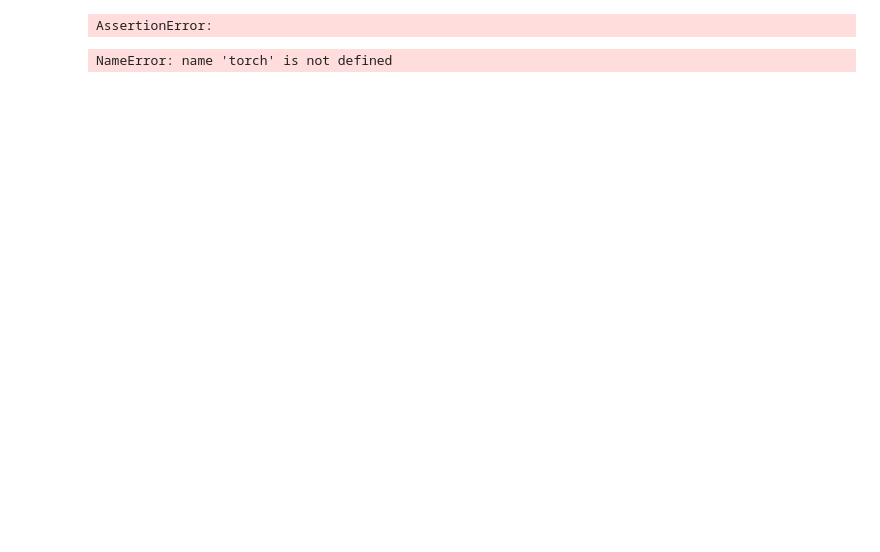
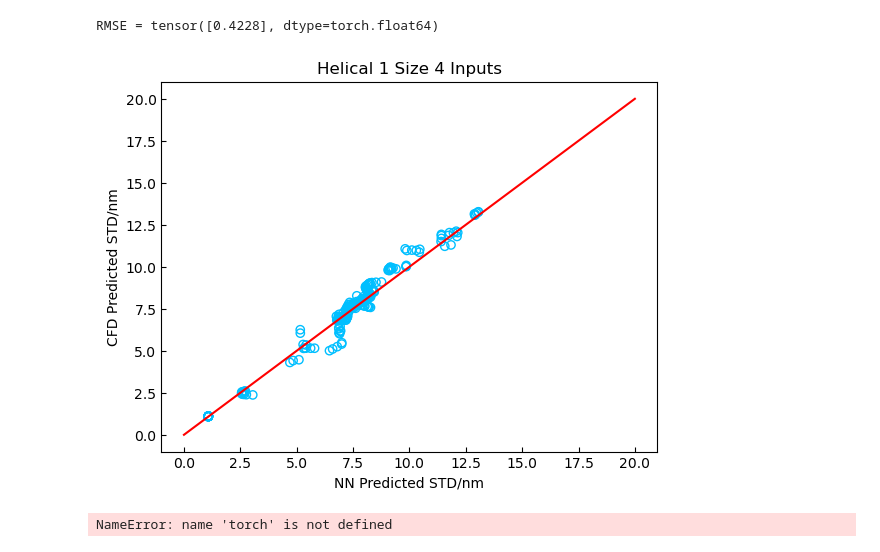
Before and after one commit to chanopsethiwan/CNNNanoparticles, a Jupyter notebook: multiInputLastParam/Helical1multiTimeInput4InputLastValuePredHelical1Size.ipynb, the cells around one changed output. Cells and saved outputs as stored; diff of their text form; code cells hidden in the pictures; blank space fills up the shorter version.

Commit message:
data cleanup added

```diff
--- a/multiInputLastParam/Helical1multiTimeInput4InputLastValuePredHelical1Size.ipynb
+++ b/multiInputLastParam/Helical1multiTimeInput4InputLastValuePredHelical1Size.ipynb
@@ -33,10 +33,10 @@ device = torch.device('cuda' if torch.cuda.is_available() else 'cpu') #choose wh
 # third_dir = r'C:\Users\Chappyyyyyy\Documents\size_folder\second_half\third_quarter'
 # fourth_dir = r'C:\Users\Chappyyyyyy\Documents\size_folder\second_half\fourth_quarter'
 
-first_dir = r"C:\Users\Chappyyyyyy\Documents\helical1DataSelector\train\interval_1"
-second_dir = r"C:\Users\Chappyyyyyy\Documents\helical1DataSelector\train\interval_2"
-third_dir = r"C:\Users\Chappyyyyyy\Documents\helical1DataSelector\train\interval_3"
-fourth_dir = r"C:\Users\Chappyyyyyy\Documents\helical1DataSelector\train\interval_4"
+first_dir = r"C:\Users\Chappyyyyyy\Documents\helical1DataSelectorV3\train\interval_1"
+second_dir = r"C:\Users\Chappyyyyyy\Documents\helical1DataSelectorV3\train\interval_2"
+third_dir = r"C:\Users\Chappyyyyyy\Documents\helical1DataSelectorV3\train\interval_3"
+fourth_dir = r"C:\Users\Chappyyyyyy\Documents\helical1DataSelectorV3\train\interval_4"
 # %%
 # multi-input dataset
 class CustomImageDataset(Dataset):
@@ -290,9 +290,9 @@ epoch 60/60, average loss = 0.1330
 # %%
 #Testing
-test_first_dir = r'C:\Users\Chappyyyyyy\Documents\allHelicalDataSelector\testVal\interval_1'
-test_second_dir = r'C:\Users\Chappyyyyyy\Documents\allHelicalDataSelector\testVal\interval_2'
-test_third_dir = r'C:\Users\Chappyyyyyy\Documents\allHelicalDataSelector\testVal\interval_3'
-test_fourth_dir = r'C:\Users\Chappyyyyyy\Documents\allHelicalDataSelector\testVal\interval_4'
+test_first_dir = r'C:\Users\Chappyyyyyy\Documents\helical1DataSelectorV3\testVal\interval_1'
+test_second_dir = r'C:\Users\Chappyyyyyy\Documents\helical1DataSelectorV3\testVal\interval_2'
+test_third_dir = r'C:\Users\Chappyyyyyy\Documents\helical1DataSelectorV3\testVal\interval_3'
+test_fourth_dir = r'C:\Users\Chappyyyyyy\Documents\helical1DataSelectorV3\testVal\interval_4'
 test_dataset = CustomImageDataset(first_dir=test_first_dir, second_dir=test_second_dir, third_dir=test_third_dir, fourth_dir=test_fourth_dir, transform=data_transform)
 test = DataLoader(test_dataset, batch_size=batch_size, shuffle=True)
 with torch.no_grad(): # no need to calculate gradient
@@ -308,35 +308,36 @@ with torch.no_grad(): # no need to calculate gradient
         images4 = images4.to(device)
         labels4 = labels4.to(device)
         cuttimes = cuttimes.to(device).float()
 
         #forward
         outputs = model(images1, images2, images3, images4, cuttimes)
 
         # print(predictions)
         squared_difference += (float(outputs) - labels4) ** 2
         predicted_size_data.append(float(outputs))
         CFD_size_data.append(float(labels4))
         if float(outputs) < 0.5 * float(labels4):
             underestimate.append(float(outputs))
         if float(outputs) > 1.5 * float(labels4):
             overestimate.append(float(outputs))
 
     rmse = torch.sqrt(squared_difference / (len(test)))
     print(f'RMSE = {rmse}')
     # print(predicted_size_data)
     # print(CFD_size_data)
     # print(underestimate)
     # print(overestimate)
     plt.scatter(predicted_size_data, CFD_size_data, facecolors='none', edgecolors='deepskyblue')
     x = np.linspace(0, 20, 200)
     plt.plot(x, x, '-r')
     plt.xlabel('NN Predicted STD/nm')
     plt.ylabel('CFD Predicted STD/nm')
-    plt.title('All Helical Size 4 Inputs')
+    plt.title('Helical 1 Size 4 Inputs')
     plt.tick_params(axis='both', direction='in')
     plt.show()
 # %% [output]
-AssertionError:
+RMSE = tensor([0.4228], dtype=torch.float64)
+[figure, added]
 # %%
 #save the model
 # PATH = r'C:\Users\Chappyyyyyy\Desktop\PartIIB project 2023_2024\MultiInput\size_model.pth'
```
Also changed, not shown: parts of 4 cells of this notebook, 2 other files.
